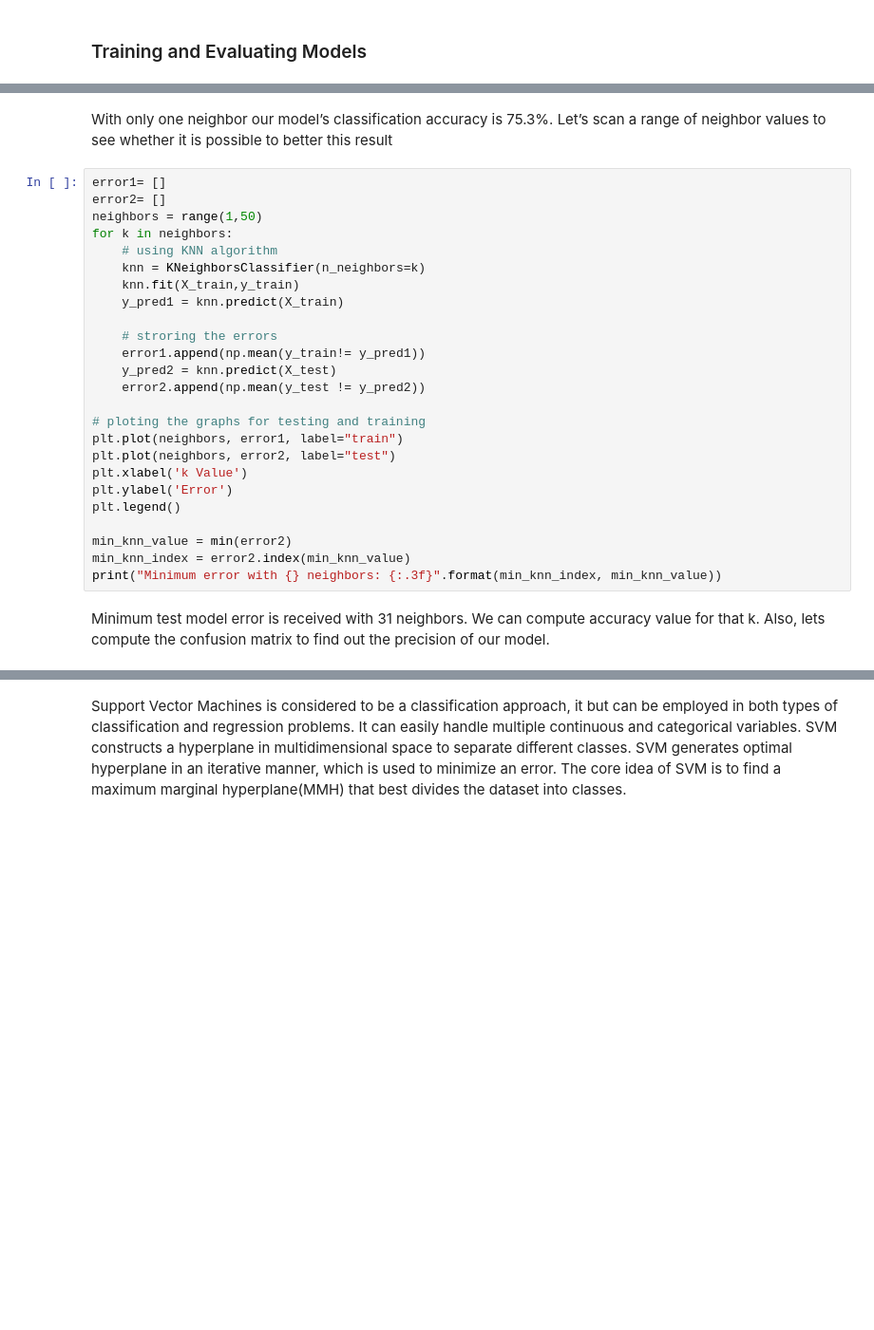
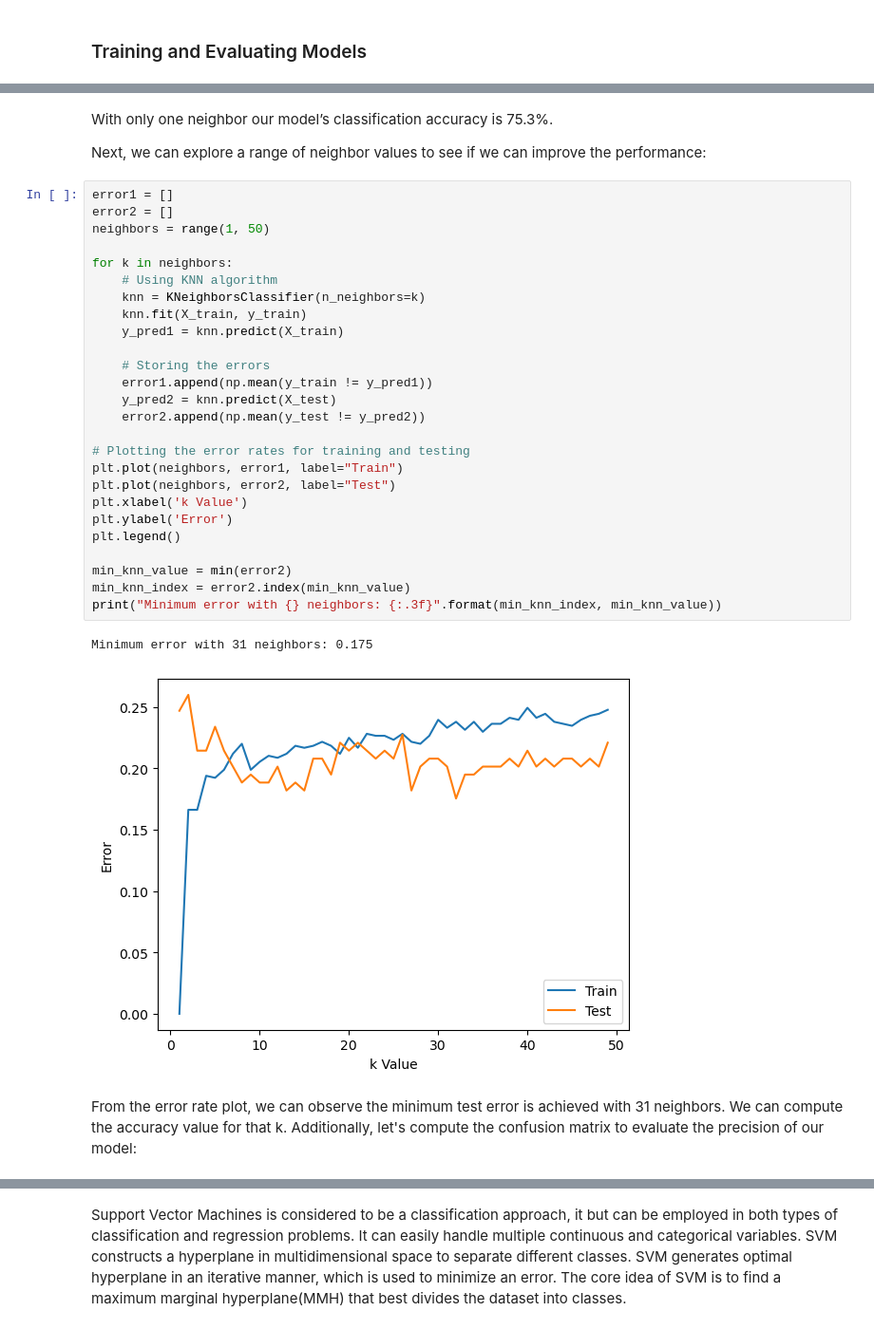
Before and after one commit to daniel-sapo/8400ML-WS, a Jupyter notebook: diabetes-prediction.ipynb, the cells around one changed output, grey strips where cells are left out. Shown at 95% size. Drawn from its saved outputs; the diff is of its cells as text; blank space fills up the shorter version.

```diff
--- a/diabetes-prediction.ipynb
+++ b/diabetes-prediction.ipynb
@@ -145,33 +309,38 @@ print("Calssifiction accuracy with one neighbor: ", "{:.3f}".format(accuracy_sco
 # %% [markdown]
 With only one neighbor our model’s classification accuracy is 75.3%. </br>
-Let’s scan a range of neighbor values to see whether it is possible to better this result
+
+Next, we can explore a range of neighbor values to see if we can improve the performance:
 # %%
-error1= []
-error2= []
-neighbors = range(1,50)
+error1 = []
+error2 = []
+neighbors = range(1, 50)
+
 for k in neighbors:
-    # using KNN algorithm
+    # Using KNN algorithm
     knn = KNeighborsClassifier(n_neighbors=k)
-    knn.fit(X_train,y_train)
+    knn.fit(X_train, y_train)
     y_pred1 = knn.predict(X_train)
 
-    # stroring the errors
-    error1.append(np.mean(y_train!= y_pred1))
+    # Storing the errors
+    error1.append(np.mean(y_train != y_pred1))
     y_pred2 = knn.predict(X_test)
     error2.append(np.mean(y_test != y_pred2))
 
-# ploting the graphs for testing and training
-plt.plot(neighbors, error1, label="train")
-plt.plot(neighbors, error2, label="test")
+# Plotting the error rates for training and testing
+plt.plot(neighbors, error1, label="Train")
+plt.plot(neighbors, error2, label="Test")
 plt.xlabel('k Value')
 plt.ylabel('Error')
 plt.legend()
 
 min_knn_value = min(error2)
 min_knn_index = error2.index(min_knn_value)
 print("Minimum error with {} neighbors: {:.3f}".format(min_knn_index, min_knn_value))
+# %% [output]
+Minimum error with 31 neighbors: 0.175
+[figure, added]
 # %% [markdown]
-Minimum test model error is received with 31 neighbors. We can compute accuracy value for that k. Also, lets compute the confusion matrix to find out the precision of our model.
+From the error rate plot, we can observe the minimum test error is achieved with 31 neighbors. We can compute the accuracy value for that k. Additionally, let's compute the confusion matrix to evaluate the precision of our model:
 # %%
 knn = KNeighborsClassifier(n_neighbors=31)
 knn.fit(X_train, y_train)
```
Also changed, not shown: parts of 47 cells of this notebook.
